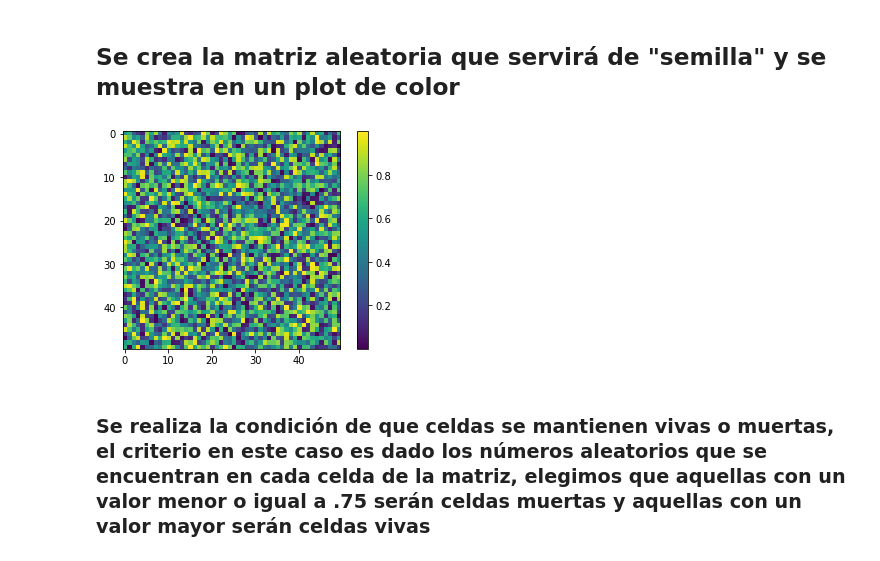
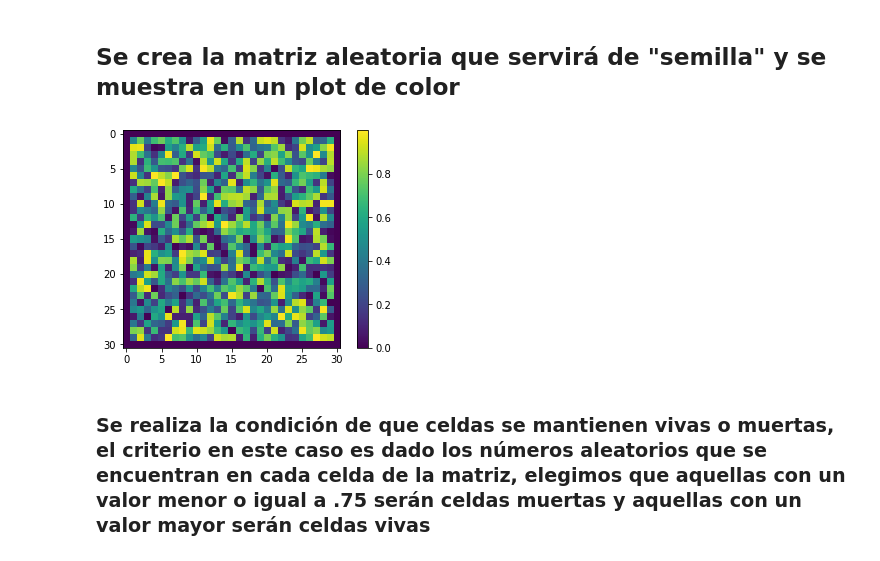
Before and after one commit to EisaacJC/ToLearn, a Jupyter notebook: GameOfLife.ipynb, the cells around one changed output. Saved outputs shown, nothing was run; the diff lists cells and outputs as text; code cells hidden in the pictures.

```diff
--- a/GameOfLife.ipynb
+++ b/GameOfLife.ipynb
@@ -24,12 +23,16 @@ Cantidad de elementos de la matrix50
 # %% [markdown]
 ## Se crea la matriz aleatoria que servirá de "semilla" y se muestra en un plot de color
 # %%
-B=np.random.random((m,m))
+B=np.random.random((m+1,m+1))
+B[0,:]=0
+B[:,0]=0
+B[m,:]=0
+B[:,m]=0
 plt.imshow(B);
 plt.colorbar()
 plt.show()
 # %% [output]
-[figure, old version]
+[figure, new version]
 # %% [markdown]
 ### Se realiza la condición de que celdas se mantienen vivas o muertas, el criterio en este caso es dado los números aleatorios que se encuentran en cada celda de la matriz, elegimos que aquellas con un valor menor o igual a .75 serán celdas muertas y aquellas con un valor mayor serán celdas vivas
 # %%
```
Also changed, not shown: parts of 7 cells of this notebook.
